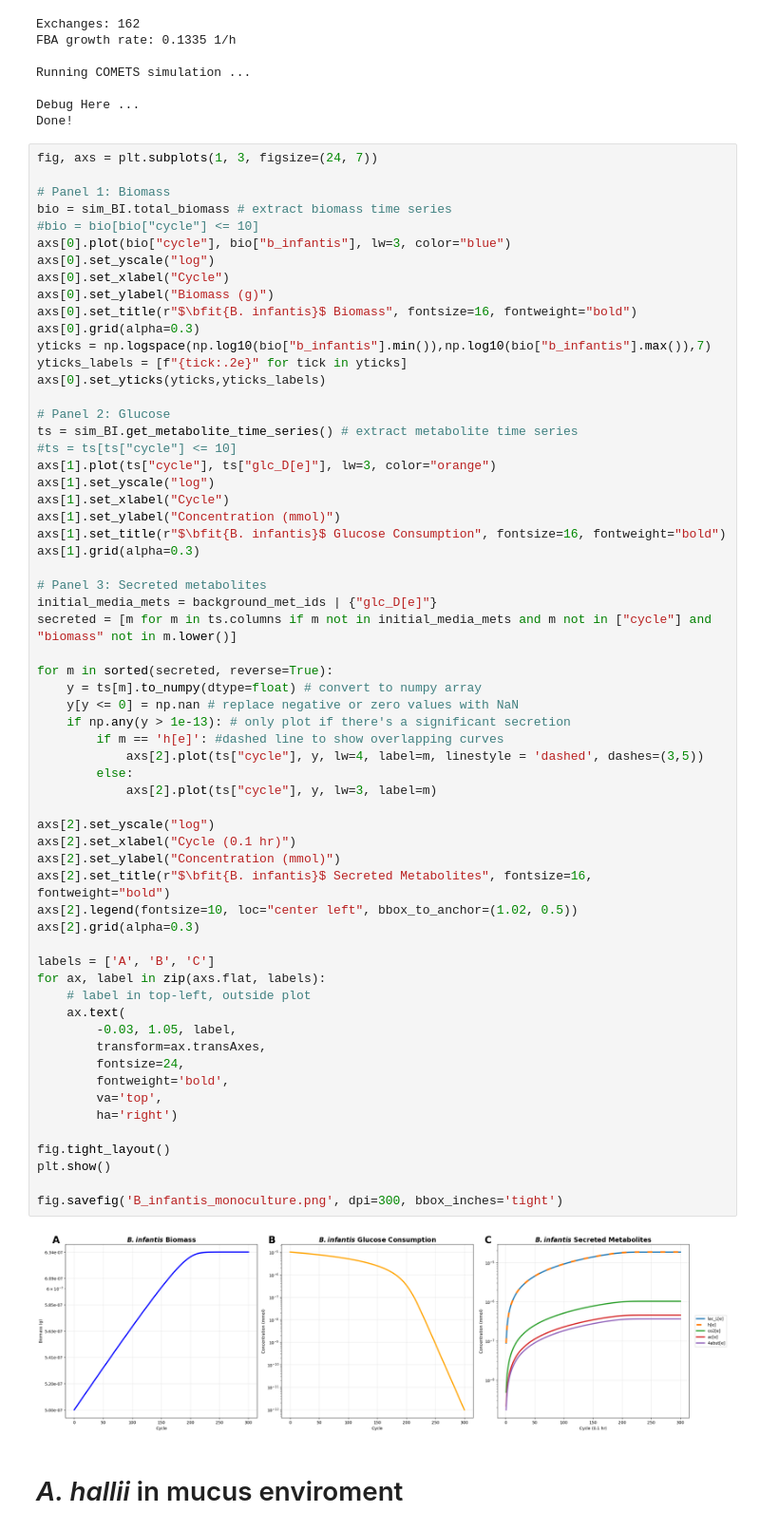
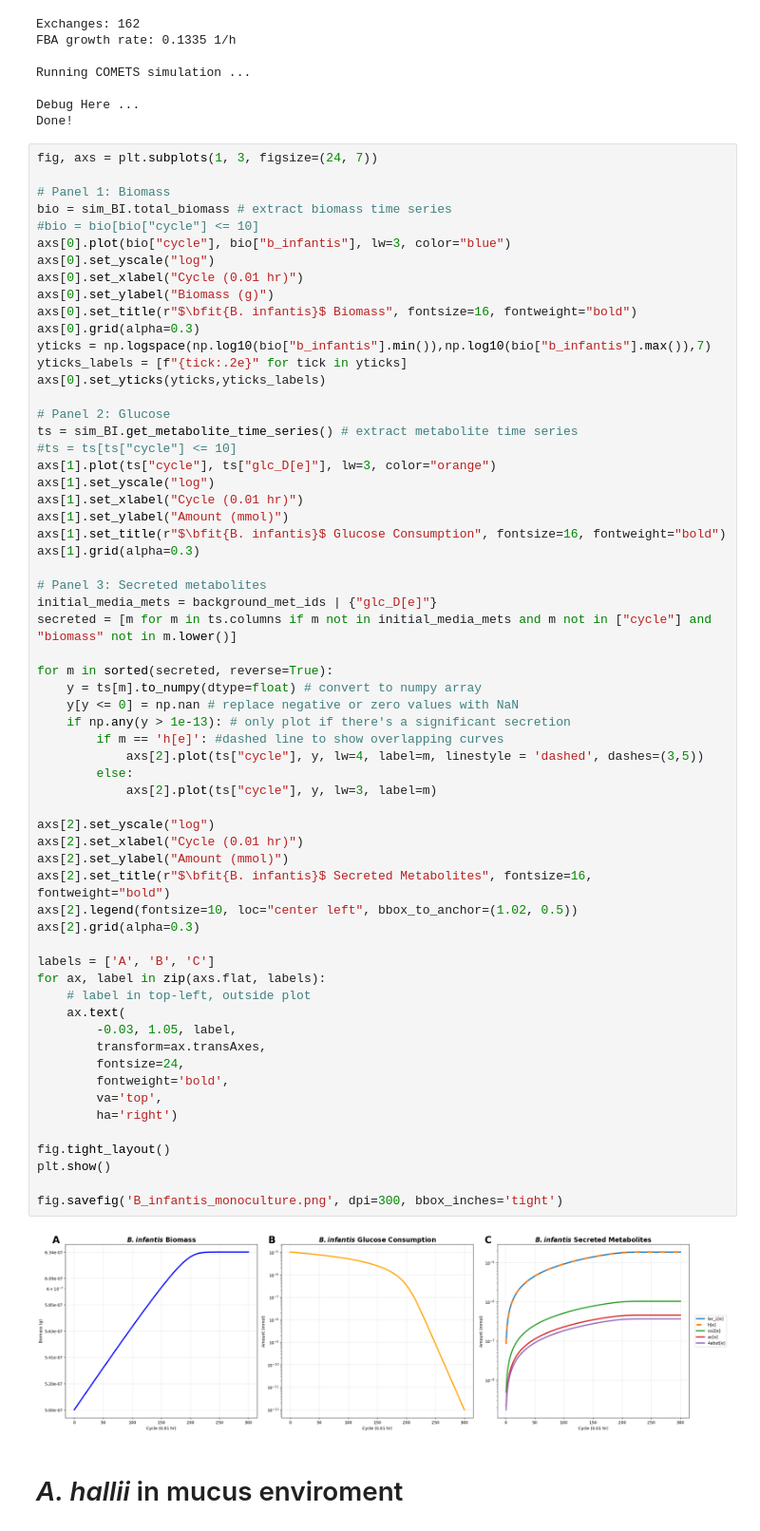
Before and after one commit to m-3-lab/SpatialFBAExample, a Jupyter notebook: Paper Code/3_2_1_Individual.ipynb, the cells around one changed output. Shown at 95% size. Cells and saved outputs as stored; diff of their text form.

Commit message:
Updated Figures 3_2_1
Updated axis labels on figures

```diff
--- a/Paper Code/3_2_1_Individual.ipynb
+++ b/Paper Code/3_2_1_Individual.ipynb
@@ -235,7 +235,7 @@ bio = sim_BI.total_biomass # extract biomass time series
 #bio = bio[bio["cycle"] <= 10]
 axs[0].plot(bio["cycle"], bio["b_infantis"], lw=3, color="blue")
 axs[0].set_yscale("log")
-axs[0].set_xlabel("Cycle")
+axs[0].set_xlabel("Cycle (0.01 hr)")
 axs[0].set_ylabel("Biomass (g)")
 axs[0].set_title(r"$\bfit{B. infantis}$ Biomass", fontsize=16, fontweight="bold")
 axs[0].grid(alpha=0.3)
@@ -248,8 +248,8 @@ ts = sim_BI.get_metabolite_time_series() # extract metabolite time series
 #ts = ts[ts["cycle"] <= 10]
 axs[1].plot(ts["cycle"], ts["glc_D[e]"], lw=3, color="orange")
 axs[1].set_yscale("log")
-axs[1].set_xlabel("Cycle")
-axs[1].set_ylabel("Concentration (mmol)")
+axs[1].set_xlabel("Cycle (0.01 hr)")
+axs[1].set_ylabel("Amount (mmol)")
 axs[1].set_title(r"$\bfit{B. infantis}$ Glucose Consumption", fontsize=16, fontweight="bold")
 axs[1].grid(alpha=0.3)
 
@@ -260,36 +260,36 @@ secreted = [m for m in ts.columns if m not in initial_media_mets and m not in ["
 for m in sorted(secreted, reverse=True):
     y = ts[m].to_numpy(dtype=float) # convert to numpy array
     y[y <= 0] = np.nan # replace negative or zero values with NaN
     if np.any(y > 1e-13): # only plot if there's a significant secretion
         if m == 'h[e]': #dashed line to show overlapping curves
             axs[2].plot(ts["cycle"], y, lw=4, label=m, linestyle = 'dashed', dashes=(3,5))
         else:
             axs[2].plot(ts["cycle"], y, lw=3, label=m)
 
 axs[2].set_yscale("log")
-axs[2].set_xlabel("Cycle (0.1 hr)")
-axs[2].set_ylabel("Concentration (mmol)")
+axs[2].set_xlabel("Cycle (0.01 hr)")
+axs[2].set_ylabel("Amount (mmol)")
 axs[2].set_title(r"$\bfit{B. infantis}$ Secreted Metabolites", fontsize=16, fontweight="bold")
 axs[2].legend(fontsize=10, loc="center left", bbox_to_anchor=(1.02, 0.5))
 axs[2].grid(alpha=0.3)
 
 labels = ['A', 'B', 'C']
 for ax, label in zip(axs.flat, labels):
     # label in top-left, outside plot
     ax.text(
         -0.03, 1.05, label,
         transform=ax.transAxes,
         fontsize=24,
         fontweight='bold',
         va='top',
         ha='right')
 
 fig.tight_layout()
 plt.show()
 
 fig.savefig('B_infantis_monoculture.png', dpi=300, bbox_inches='tight')
 # %% [output]
-[figure, old version]
+[figure, new version]
 # %% [markdown]
 
 # *A. hallii* in mucus enviroment
```
Also changed, not shown: parts of 1 cell of this notebook, 2 other files.
